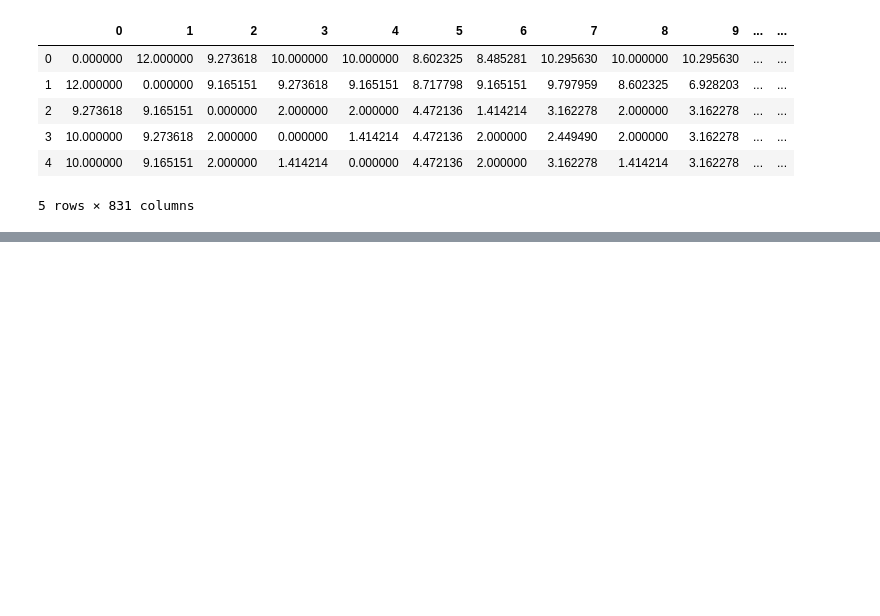
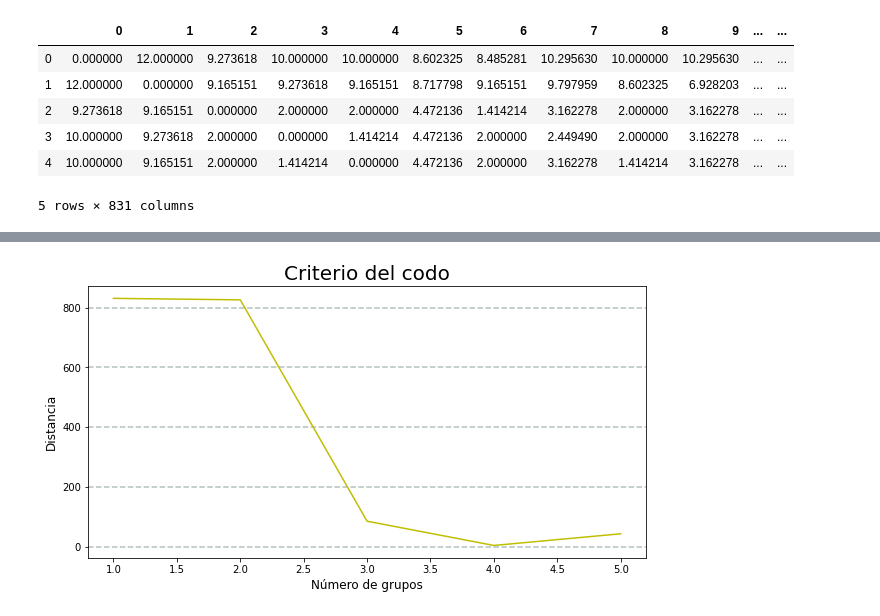
Before and after one commit to Miriam1999/PROYECTO-CDIN, a Jupyter notebook: Equipo9_ProyectoEntrega1.ipynb, the cells around one changed output, grey strips where cells are left out. Saved outputs shown, nothing was run; the diff lists cells and outputs as text; code cells hidden in the pictures; blank space fills up the shorter version.

```diff
--- a/Equipo9_ProyectoEntrega1.ipynb
+++ b/Equipo9_ProyectoEntrega1.ipynb
@@ -515,0 +587,16 @@ d1.head(5)
+# %%
+# Podemos obtener el número de grupos óptimo mediante diferentes métodos:
+# 1. Dendogramas (al parecer con el dendograma anterior, el número de grupos óptimos es 3)
+# 2. Citerio del codo
+last = Z[-5:, 3]
+last_rev = last[::-1]
+idxs = np.arange(1, len(last_rev) +  1)
+plt.figure(figsize = (10, 5))
+plt.plot(idxs, last_rev, color = "y")
+plt.title("Criterio del codo", fontsize = 20)
+plt.xlabel("Número de grupos", fontsize = 12)
+plt.ylabel("Distancia", fontsize = 12)
+plt.grid(color = "#95a5a6", linestyle='--', linewidth = 1.5, axis = "y", alpha = 0.7)
+plt.show()
+# %% [output]
+[figure, added]
```
Also changed, not shown: parts of 14 cells of this notebook.
